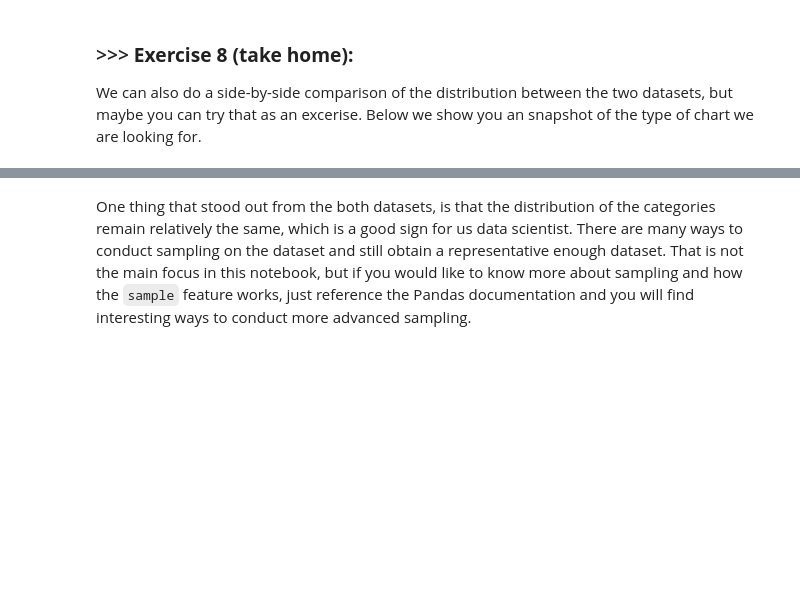
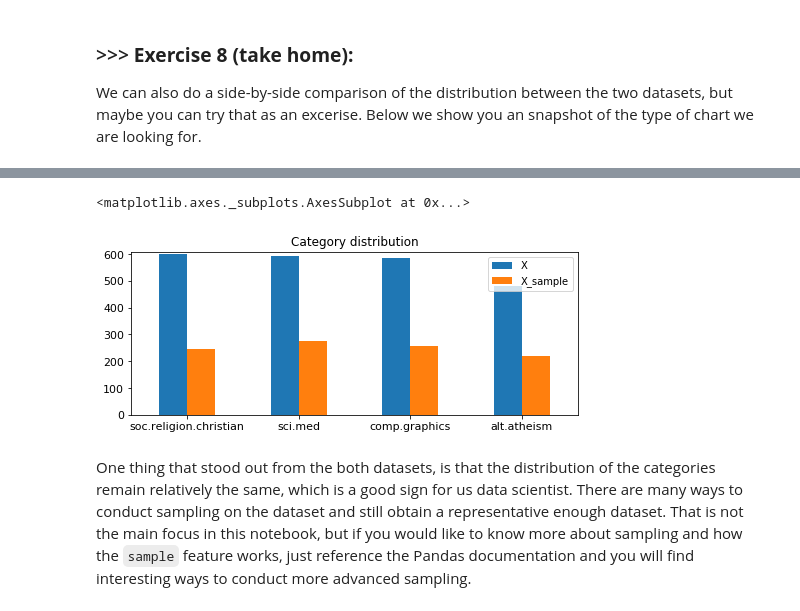
Before and after one commit to windyeh/DM2020-Lab1-Homework1, a Jupyter notebook: DM2020-Lab1-Homework.ipynb, the cells around one changed output, grey strips where cells are left out. Cells and saved outputs as stored; diff of their text form; code cells hidden in the pictures; blank space fills up the shorter version.

```diff
--- a/DM2020-Lab1-Homework.ipynb
+++ b/DM2020-Lab1-Homework.ipynb
@@ -674,0 +810,7 @@ We can also do a side-by-side comparison of the distribution between the two dat
+# %%
+# Answer here
+df_category_name_value_counts = pd.concat([X.category_name.value_counts(),
+                                          X_sample.category_name.value_counts()],
+                                         axis = 1, ignore_index=True, sort=False)
+df_category_name_value_counts = df_category_name_value_counts.rename(columns = {0:"X", 1:"X_sample"})
+df_category_name_value_counts
@@ -675,3 +823,11 @@ We can also do a side-by-side comparison of the distribution between the two dat
+# %%
+df_category_name_value_counts.plot(kind = 'bar',
+                                    title = 'Category distribution',
+                                    ylim = [0, upper_bound],
+                                    rot = 0, fontsize = 11, figsize = (8,3))
+# %% [output]
+<matplotlib.axes._subplots.AxesSubplot at 0x...>
+[figure, added]
 # %% [markdown]
 One thing that stood out from the both datasets, is that the distribution of the categories remain relatively the same, which is a good sign for us data scientist. There are many ways to conduct sampling on the dataset and still obtain a representative enough dataset. That is not the main focus in this notebook, but if you would like to know more about sampling and how the `sample` feature works, just reference the Pandas documentation and you will find interesting ways to conduct more advanced sampling.
 # %% [markdown]
```
Also changed, not shown: parts of 32 cells of this notebook.
